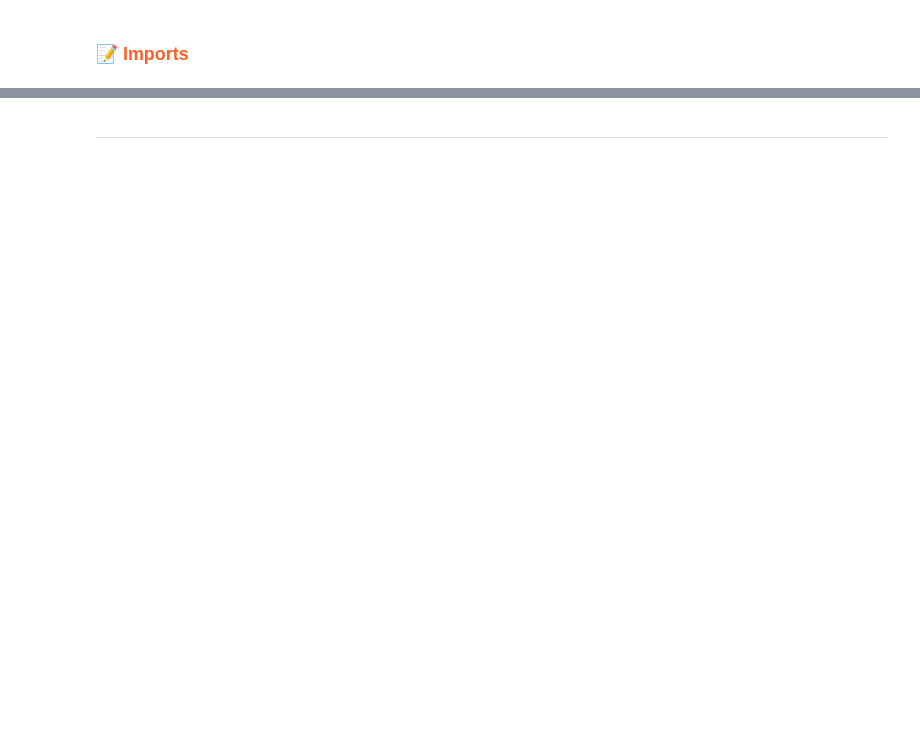
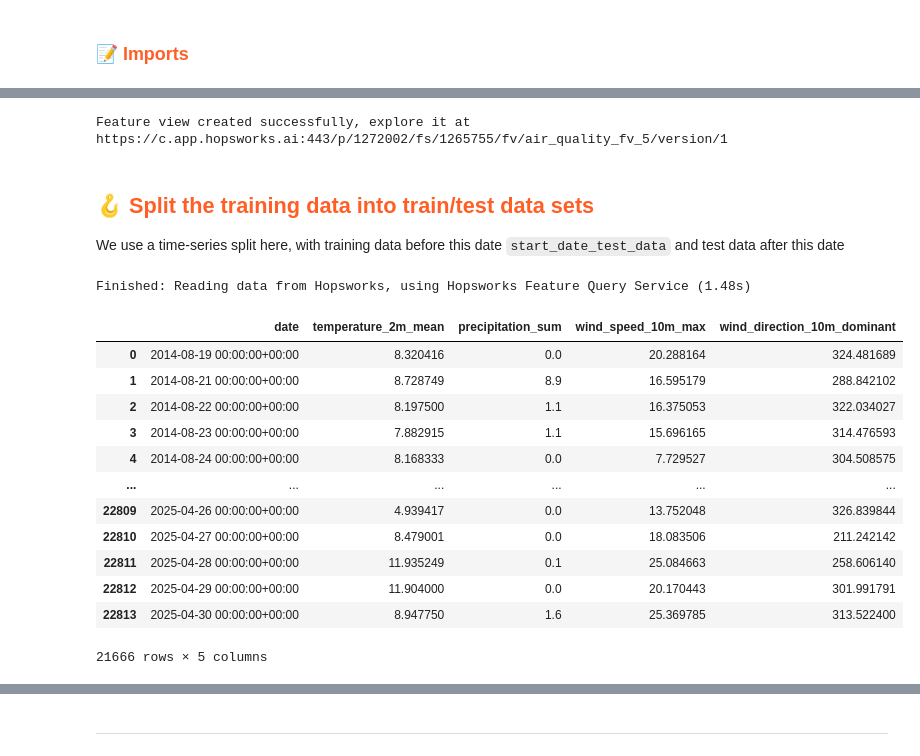
Before and after one commit to featurestorebook/mlfs-book, a Jupyter notebook: output.ipynb, the cells around one changed output, grey strips where cells are left out. Cells and saved outputs as stored; diff of their text form; code cells hidden in the pictures; blank space fills up the shorter version.

Commit message:
Train pipeline implemented

```diff
--- a/output.ipynb
+++ b/output.ipynb
@@ -130,0 +132,3 @@ weather_fg = fs.get_feature_group(
+# %%
+# Select features for training data.
+selected_features = air_quality_fg.select(['pm25', 'date']).join(weather_fg.select_features(), on=['city'])
@@ -130,0 +157,41 @@ weather_fg = fs.get_feature_group(
+# %%
+feature_view = fs.get_or_create_feature_view(
+    name='air_quality_fv_'+model_number,
+    description="weather features with air quality as the target",
+    version=1,
+    labels=['pm25'],
+    query=selected_features,
+)
+# %% [output]
+Feature view created successfully, explore it at
+https://c.app.hopsworks.ai:443/p/1272002/fs/1265755/fv/air_quality_fv_5/version/1
+# %% [markdown]
+## <span style="color:#ff5f27;">🪝 Split the training data into train/test data sets </span>
+
+We use a time-series split here, with training data before this date `start_date_test_data` and test data after this date
+# %%
+start_date_test_data = "2025-05-01"
+# Convert string to datetime object
+test_start = datetime.strptime(start_date_test_data, "%Y-%m-%d")
+# %%
+X_train, X_test, y_train, y_test = feature_view.train_test_split(
+    test_start=test_start
+)
+# %% [output]
+Finished: Reading data from Hopsworks, using Hopsworks Feature Query Service (1.48s)
+# %%
+X_train
+# %% [output]
+|  | date | temperature_2m_mean | precipitation_sum | wind_speed_10m_max | wind_direction_10m_dominant |
+| 0 | 2014-08-19 00:00:00+00:00 | 8.320416 | 0.0 | 20.288164 | 324.481689 |
+| 1 | 2014-08-21 00:00:00+00:00 | 8.728749 | 8.9 | 16.595179 | 288.842102 |
+| 2 | 2014-08-22 00:00:00+00:00 | 8.197500 | 1.1 | 16.375053 | 322.034027 |
+| 3 | 2014-08-23 00:00:00+00:00 | 7.882915 | 1.1 | 15.696165 | 314.476593 |
+| 4 | 2014-08-24 00:00:00+00:00 | 8.168333 | 0.0 | 7.729527 | 304.508575 |
+| ... | ... | ... | ... | ... | ... |
+| 22809 | 2025-04-26 00:00:00+00:00 | 4.939417 | 0.0 | 13.752048 | 326.839844 |
+| 22810 | 2025-04-27 00:00:00+00:00 | 8.479001 | 0.0 | 18.083506 | 211.242142 |
+| 22811 | 2025-04-28 00:00:00+00:00 | 11.935249 | 0.1 | 25.084663 | 258.606140 |
+| 22812 | 2025-04-29 00:00:00+00:00 | 11.904000 | 0.0 | 20.170443 | 301.991791 |
+| 22813 | 2025-04-30 00:00:00+00:00 | 8.947750 | 1.6 | 25.369785 | 313.522400 |
+21666 rows × 5 columns
```
Also changed, not shown: parts of 40 cells of this notebook, 21 other files.
